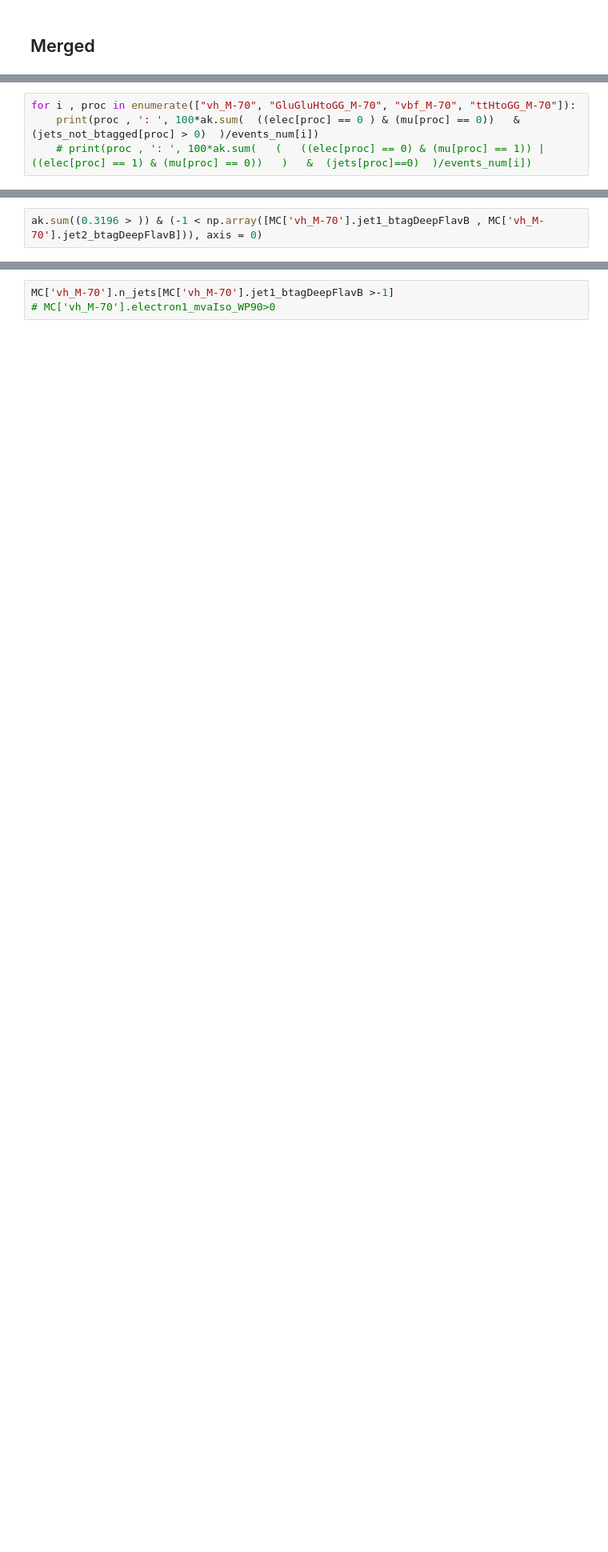
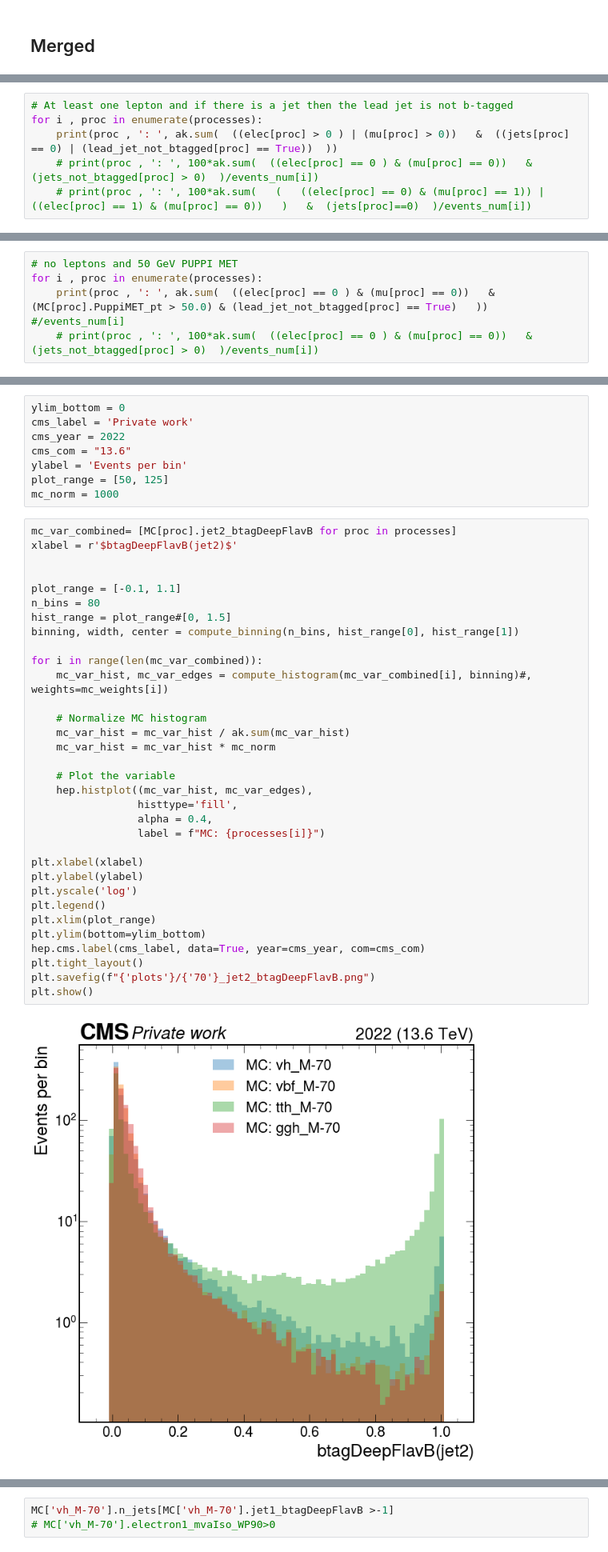
Before and after one commit to stranded-lemniscate/low-massVH, a Jupyter notebook: Plot Note.ipynb, the cells around one changed output, grey strips where cells are left out. Shown at 80% size. Saved outputs shown, nothing was run; the diff lists cells and outputs as text; blank space fills up the shorter version.

```diff
--- a/Plot Note.ipynb
+++ b/Plot Note.ipynb
@@ -67,5 +124,7 @@ for i , proc in enumerate(["vh_M-70", "GluGluHtoGG_M-70", "vbf_M-70", "ttHtoGG_M
 # %%
-for i , proc in enumerate(["vh_M-70", "GluGluHtoGG_M-70", "vbf_M-70", "ttHtoGG_M-70"]):
-    print(proc , ': ', 100*ak.sum(  ((elec[proc] == 0 ) & (mu[proc] == 0))   &  (jets_not_btagged[proc] > 0)  )/events_num[i])
+# At least one lepton and if there is a jet then the lead jet is not b-tagged
+for i , proc in enumerate(processes):
+    print(proc , ': ', ak.sum(  ((elec[proc] > 0 ) | (mu[proc] > 0))   &  ((jets[proc] == 0) | (lead_jet_not_btagged[proc] == True))  ))
+    # print(proc , ': ', 100*ak.sum(  ((elec[proc] == 0 ) & (mu[proc] == 0))   &  (jets_not_btagged[proc] > 0)  )/events_num[i])
     # print(proc , ': ', 100*ak.sum(   (   ((elec[proc] == 0) & (mu[proc] == 1)) | ((elec[proc] == 1) & (mu[proc] == 0))   )   &  (jets[proc]==0)  )/events_num[i])
 # %% [output]
@@ -76,3 +135,6 @@ ttHtoGG_M-70 :  65.34210390013985
 # %%
-ak.sum((0.3196 > )) & (-1 < np.array([MC['vh_M-70'].jet1_btagDeepFlavB , MC['vh_M-70'].jet2_btagDeepFlavB])), axis = 0)
+# no leptons and 50 GeV PUPPI MET
+for i , proc in enumerate(processes):
+    print(proc , ': ', ak.sum(  ((elec[proc] == 0 ) & (mu[proc] == 0))   &  (MC[proc].PuppiMET_pt > 50.0) & (lead_jet_not_btagged[proc] == True)   ))  #/events_num[i]
+    # print(proc , ': ', 100*ak.sum(  ((elec[proc] == 0 ) & (mu[proc] == 0))   &  (jets_not_btagged[proc] > 0)  )/events_num[i])
 # %% [output]
@@ -82,0 +257,43 @@ ak.sum((0.3196 > )) & (-1 < np.array([MC['vh_M-70'].jet1_btagDeepFlavB , MC['vh_
+# %%
+ylim_bottom = 0
+cms_label = 'Private work'
+cms_year = 2022
+cms_com = "13.6"
+ylabel = 'Events per bin'
+plot_range = [50, 125]
+mc_norm = 1000
+# %%
+mc_var_combined= [MC[proc].jet2_btagDeepFlavB for proc in processes]
+xlabel = r'$btagDeepFlavB(jet2)$'
+
+
+plot_range = [-0.1, 1.1]
+n_bins = 80
+hist_range = plot_range#[0, 1.5]
+binning, width, center = compute_binning(n_bins, hist_range[0], hist_range[1])
+
+for i in range(len(mc_var_combined)):
+    mc_var_hist, mc_var_edges = compute_histogram(mc_var_combined[i], binning)#, weights=mc_weights[i])
+
+    # Normalize MC histogram
+    mc_var_hist = mc_var_hist / ak.sum(mc_var_hist)
+    mc_var_hist = mc_var_hist * mc_norm
+
+    # Plot the variable
+    hep.histplot((mc_var_hist, mc_var_edges),
+                 histtype='fill',
+                 alpha = 0.4,
+                 label = f"MC: {processes[i]}")
+
+plt.xlabel(xlabel)
+plt.ylabel(ylabel)
+plt.yscale('log')
+plt.legend()
+plt.xlim(plot_range)
+plt.ylim(bottom=ylim_bottom)
+hep.cms.label(cms_label, data=True, year=cms_year, com=cms_com)
+plt.tight_layout()
+plt.savefig(f"{'plots'}/{'70'}_jet2_btagDeepFlavB.png")
+plt.show()
+# %% [output]
+[figure, added]
```
Also changed, not shown: parts of 41 cells of this notebook, 22 other files.
